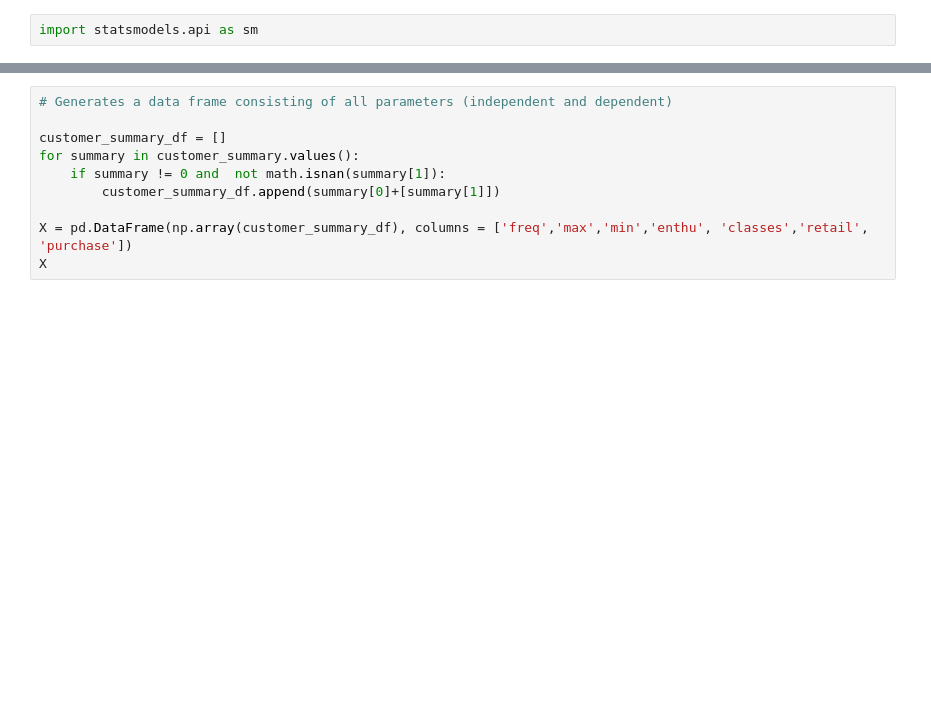
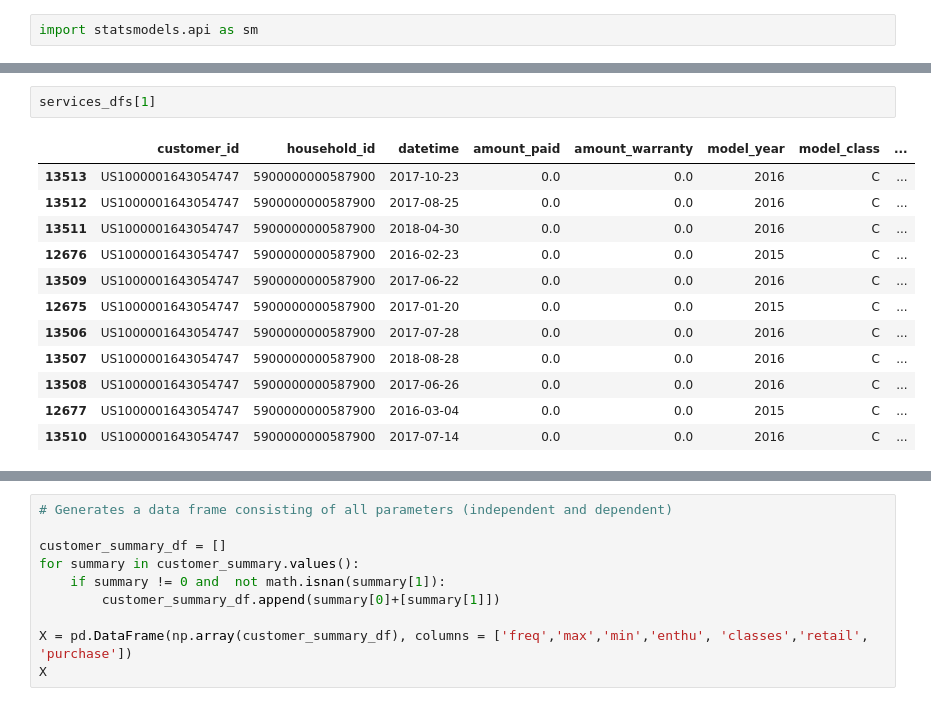
Before and after one commit to ajgokhale/voyager-data-analysis-fa18, a Jupyter notebook: models/regression.ipynb, the cells around one changed output, grey strips where cells are left out. Saved outputs shown, nothing was run; the diff lists cells and outputs as text; blank space fills up the shorter version.

```diff
--- a/models/regression.ipynb
+++ b/models/regression.ipynb
@@ -25,0 +49,15 @@ sales_dfs = [x for _, x in sales_df.groupby(sales_df['CUST_ID'])]
+# %%
+services_dfs[1]
+# %% [output]
+|  | customer_id | household_id | datetime | amount_paid | amount_warranty | model_year | model_class | ... |
+| 13513 | US1000001643054747 | 5900000000587900 | 2017-10-23 | 0.0 | 0.0 | 2016 | C | ... |
+| 13512 | US1000001643054747 | 5900000000587900 | 2017-08-25 | 0.0 | 0.0 | 2016 | C | ... |
+| 13511 | US1000001643054747 | 5900000000587900 | 2018-04-30 | 0.0 | 0.0 | 2016 | C | ... |
+| 12676 | US1000001643054747 | 5900000000587900 | 2016-02-23 | 0.0 | 0.0 | 2015 | C | ... |
+| 13509 | US1000001643054747 | 5900000000587900 | 2017-06-22 | 0.0 | 0.0 | 2016 | C | ... |
+| 12675 | US1000001643054747 | 5900000000587900 | 2017-01-20 | 0.0 | 0.0 | 2015 | C | ... |
+| 13506 | US1000001643054747 | 5900000000587900 | 2017-07-28 | 0.0 | 0.0 | 2016 | C | ... |
+| 13507 | US1000001643054747 | 5900000000587900 | 2018-08-28 | 0.0 | 0.0 | 2016 | C | ... |
+| 13508 | US1000001643054747 | 5900000000587900 | 2017-06-26 | 0.0 | 0.0 | 2016 | C | ... |
+| 12677 | US1000001643054747 | 5900000000587900 | 2016-03-04 | 0.0 | 0.0 | 2015 | C | ... |
+| 13510 | US1000001643054747 | 5900000000587900 | 2017-07-14 | 0.0 | 0.0 | 2016 | C | ... |
```
Also changed, not shown: parts of 21 cells of this notebook, 1 other file.
